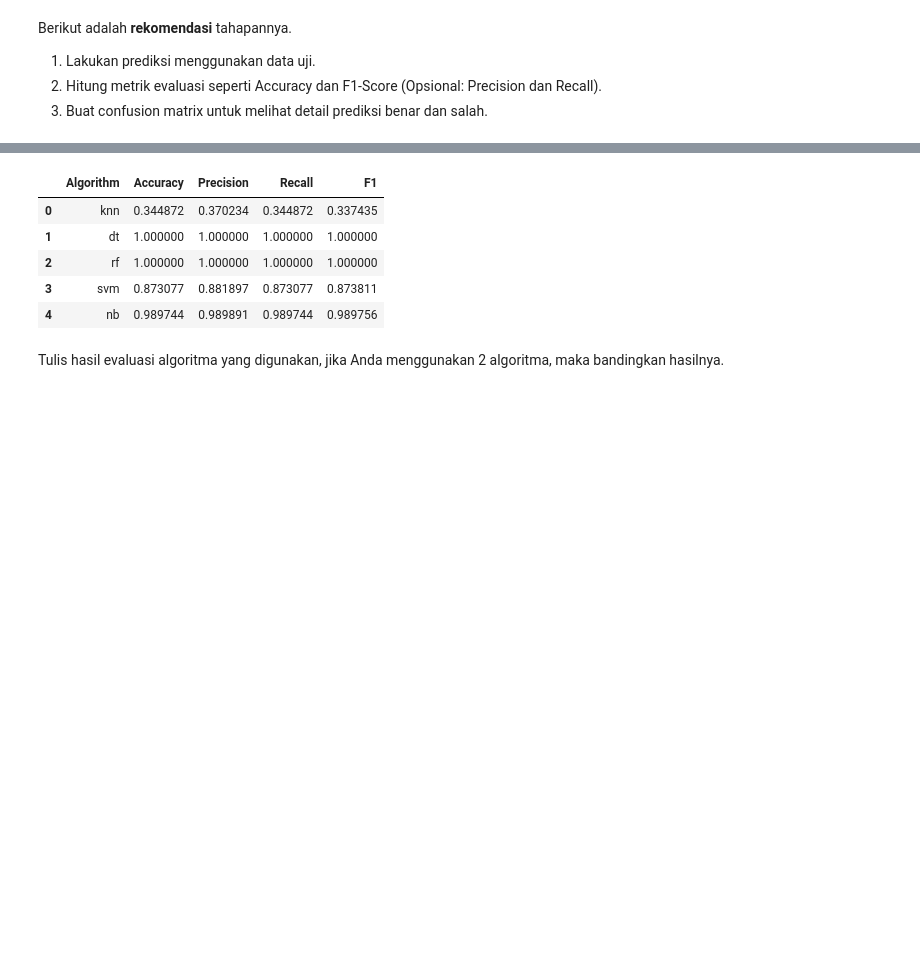
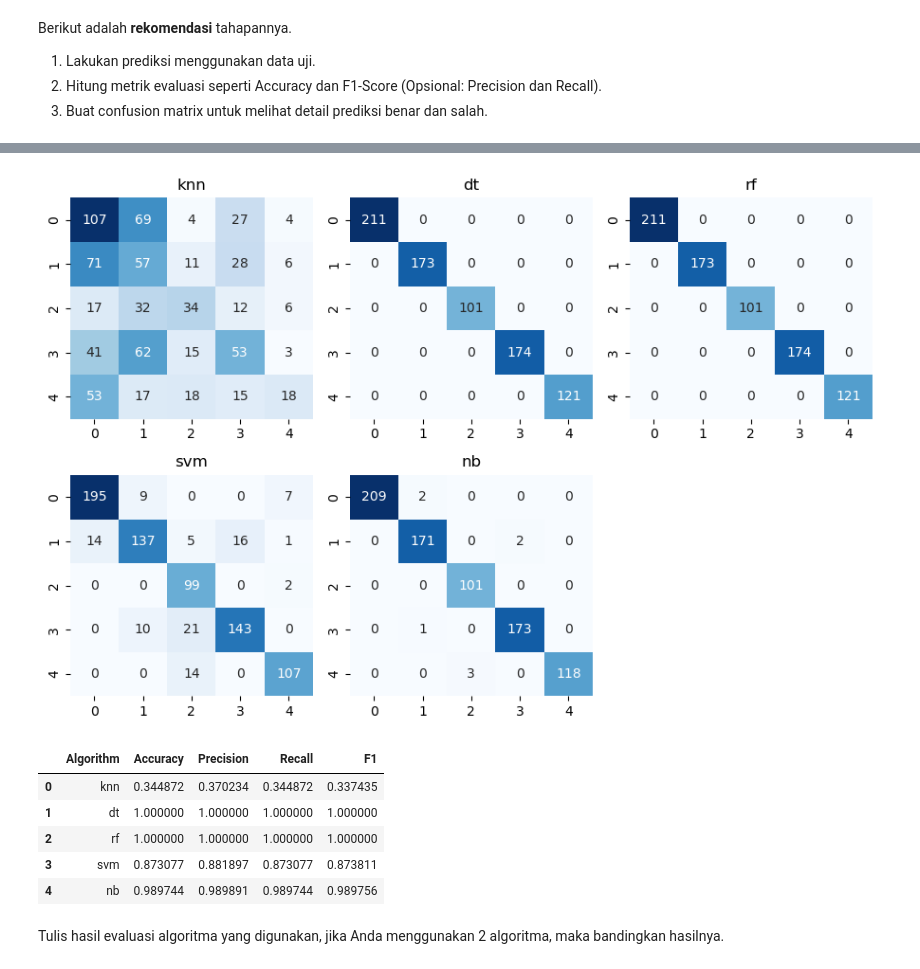
Before and after one commit to kev1nandreas/customers-trends-clustering-classification, a Jupyter notebook: notebook/[Klasifikasi]_Submission_Akhir_BMLP_Kevin Andreas.ipynb, the cells around one changed output, grey strips where cells are left out. Saved outputs shown, nothing was run; the diff lists cells and outputs as text; code cells hidden in the pictures; blank space fills up the shorter version.

```diff
--- a/notebook/[Klasifikasi]_Submission_Akhir_BMLP_Kevin Andreas.ipynb
+++ b/notebook/[Klasifikasi]_Submission_Akhir_BMLP_Kevin Andreas.ipynb
@@ -107,25 +127,36 @@ result_train_df
 # %%
 y_pred_knn = knn.predict(X_test)
 y_pred_dt = dt.predict(X_test)
 y_pred_rf = rf.predict(X_test)
 y_pred_svm = svm.predict(X_test)
 y_pred_nb = nb.predict(X_test)
 
 algorithms = ['knn', 'dt', 'rf', 'svm', 'nb']
 result = []
 
-for algorithm in algorithms:
+fig, ax = plt.subplots(2, 3, figsize=(9, 6))
+
+for i, algorithm in enumerate(algorithms):
     y_pred = locals()[f'y_pred_{algorithm}']
     accuracy = accuracy_score(y_test, y_pred)
     precision = precision_score(y_test, y_pred, average='weighted')
     recall = recall_score(y_test, y_pred, average='weighted')
     f1 = f1_score(y_test, y_pred, average='weighted')
+
+    cm = confusion_matrix(y_test, y_pred)
+    sns.heatmap(cm, annot=True, fmt='d', cmap='Blues', cbar=False, ax=ax[i//3, i%3])
+    ax[i//3, i%3].set_title(algorithm)
     result.append([algorithm, accuracy, precision, recall, f1])
+
+fig.delaxes(ax[1, 2])
+plt.tight_layout()
+plt.show()
 
 result_test_df = pd.DataFrame(result, columns=['Algorithm', 'Accuracy', 'Precision', 'Recall', 'F1'])
 
 result_test_df
 # %% [output]
+[figure, added]
 |  | Algorithm | Accuracy | Precision | Recall | F1 |
 | 0 | knn | 0.344872 | 0.370234 | 0.344872 | 0.337435 |
 | 1 | dt | 1.000000 | 1.000000 | 1.000000 | 1.000000 |
```
Also changed, not shown: parts of 7 cells of this notebook, 2 other files.
